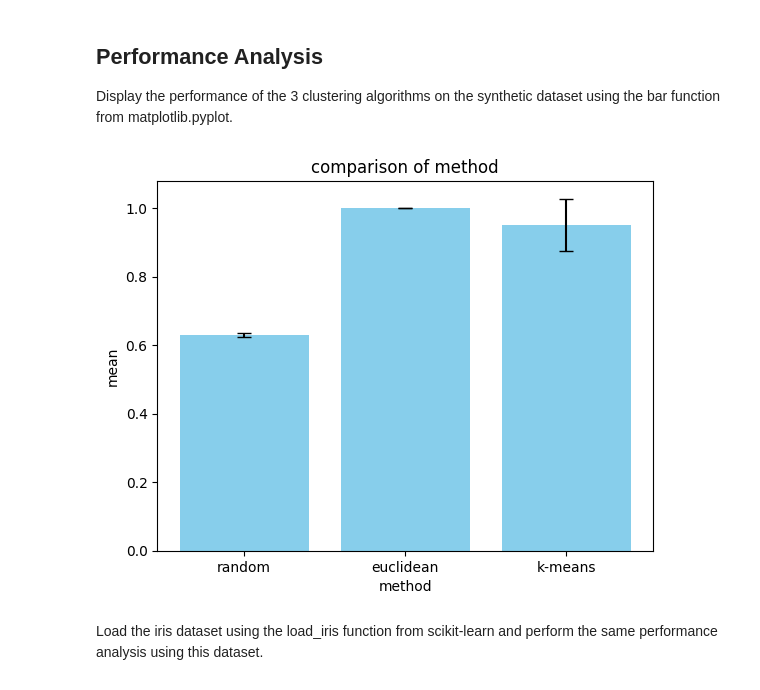
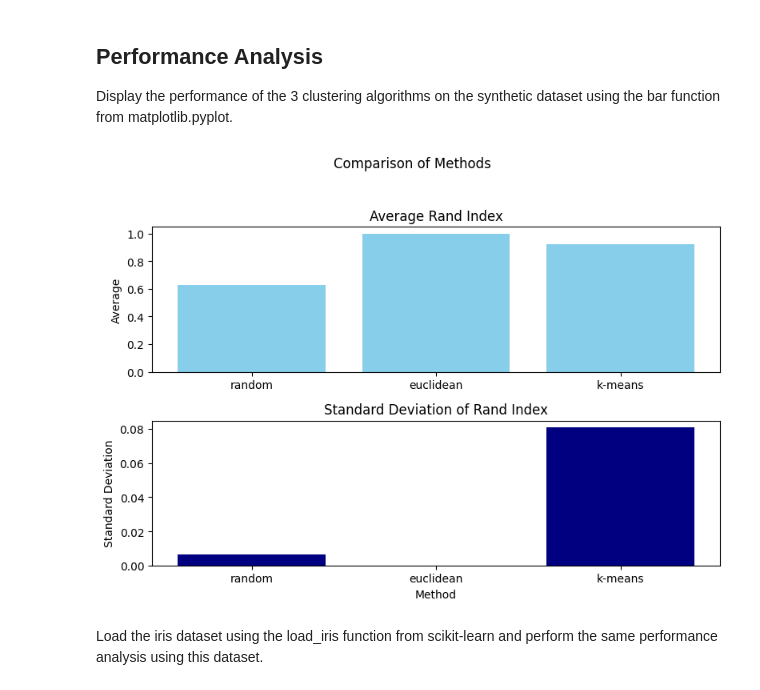
Before and after one commit to soso0024/python-ARTIN, a Jupyter notebook: Lab1/so_onishi_artinClustering.ipynb, the cells around one changed output. Drawn from its saved outputs; the diff is of its cells as text; code cells hidden in the pictures.

```diff
--- a/Lab1/so_onishi_artinClustering.ipynb
+++ b/Lab1/so_onishi_artinClustering.ipynb
@@ -350,19 +354,37 @@ standard deviation: 0.07575950701915456
 ## Performance Analysis
 
 Display the performance of the 3 clustering algorithms on the synthetic dataset using the bar function from matplotlib.pyplot.
-# %%
-methods = ["random", "euclidean", "k-means"]
-means = [random_mean_rand_index, euclidean_mean_rand_index, k_mean_rand_index]
-stds = [random_std_rand_index, euclidean_std_rand_index, k_std_rand_index]
-
-# 平均値のバープロット
-plt.bar(methods, means, yerr=stds, capsize=5, color="skyblue")
-plt.xlabel("method")
-plt.ylabel("mean")
-plt.title("comparison of method")
-plt.show()
-# %% [output]
-[figure, removed]
+# %%
+def print_plot(rand_mean, euclid_mean, k_mean, rand_std, euclid_std, k_std, col_1, col_2):
+
+    methods = ["random", "euclidean", "k-means"]
+    means = [rand_mean, euclid_mean, k_mean]
+    stds = [rand_std, euclid_std, k_std]
+
+    # 2つのサブプロットの作成
+    fig, axs = plt.subplots(2, 1, figsize=(8, 6))
+
+    # 平均値のバープロット
+    axs[0].bar(methods, means, color=col_1)
+    axs[0].set_title("Average Rand Index")
+    axs[0].set_ylabel("Average")
+
+    # 標準偏差のバープロット
+    axs[1].bar(methods, stds, color=col_2)
+    axs[1].set_title("Standard Deviation of Rand Index")
+    axs[1].set_ylabel("Standard Deviation")
+
+    # 全体のタイトルとラベルの設定
+    plt.xlabel("Method")
+    plt.suptitle("Comparison of Methods")
+
+    # プロットの表示
+    plt.tight_layout(rect=[0, 0.03, 1, 0.95])
+    plt.show()
+# %%
+print_plot(random_mean_rand_index, euclidean_mean_rand_index, k_mean_rand_index, random_std_rand_index, euclidean_std_rand_index, k_std_rand_index, 'skyblue', 'navy')
+# %% [output]
+[figure, added]
 # %% [markdown]
 Load the iris dataset using the load_iris function from scikit-learn and perform the same performance analysis using this dataset.
 # %%
```
Also changed, not shown: parts of 19 cells of this notebook, 1 other file.
